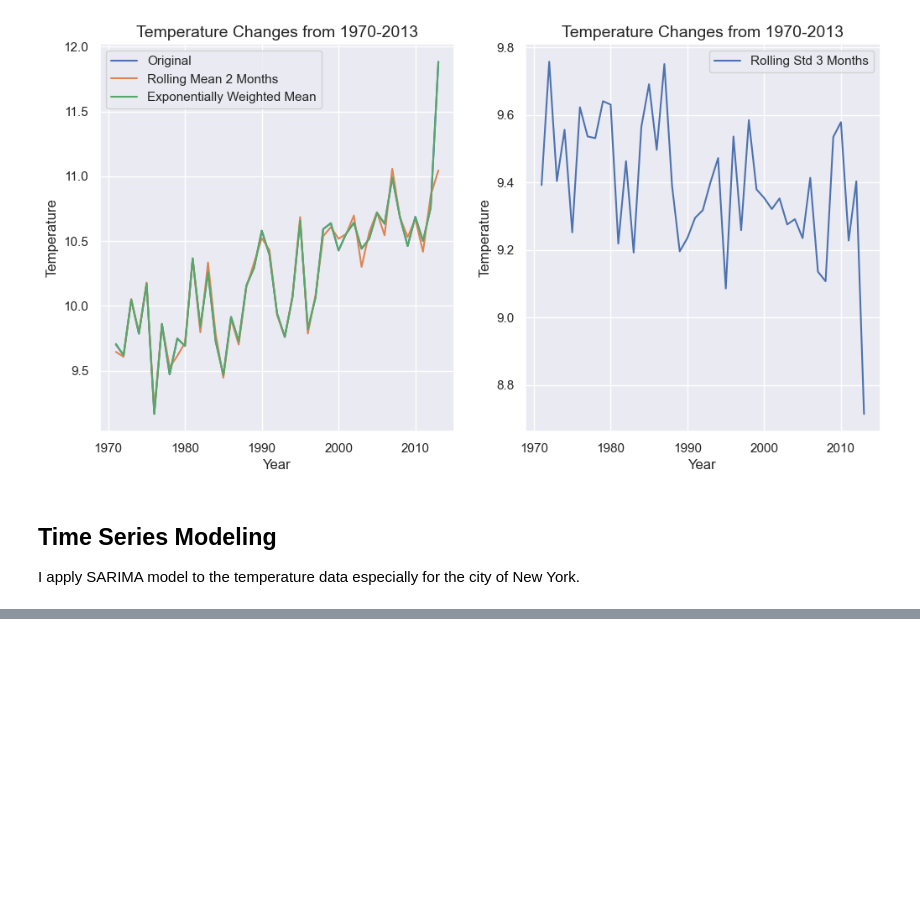
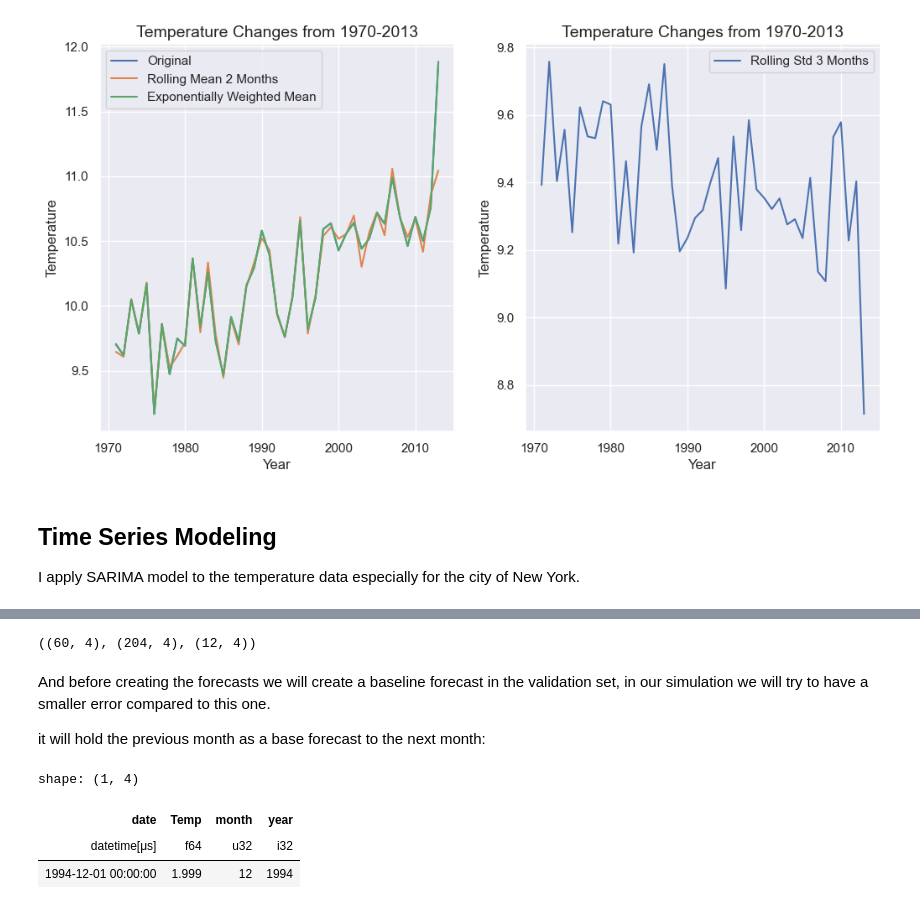
Before and after one commit to idsts2670/climate-change-analysis, a Jupyter notebook: climate_change.ipynb, the cells around one changed output, grey strips where cells are left out. Cells and saved outputs as stored; diff of their text form; code cells hidden in the pictures; blank space fills up the shorter version.

```diff
--- a/climate_change.ipynb
+++ b/climate_change.ipynb
@@ -308,0 +367,18 @@ plt.show()
+# %%
+train = ny[:60].clone()
+val = ny[60:-12].clone()
+test = ny[-12:].clone()
+train.shape, val.shape, test.shape
+# %% [output]
+((60, 4), (204, 4), (12, 4))
+# %% [markdown]
+And before creating the forecasts we will create a baseline forecast in the validation set, in our simulation we will try to have a smaller error compared to this one.
+
+it will hold the previous month as a base forecast to the next month:
+# %%
+train[-1:]
+# %% [output]
+shape: (1, 4)
+| date | Temp | month | year |
+| datetime[μs] | f64 | u32 | i32 |
+| 1994-12-01 00:00:00 | 1.999 | 12 | 1994 |
```
Also changed, not shown: parts of 14 cells of this notebook.
